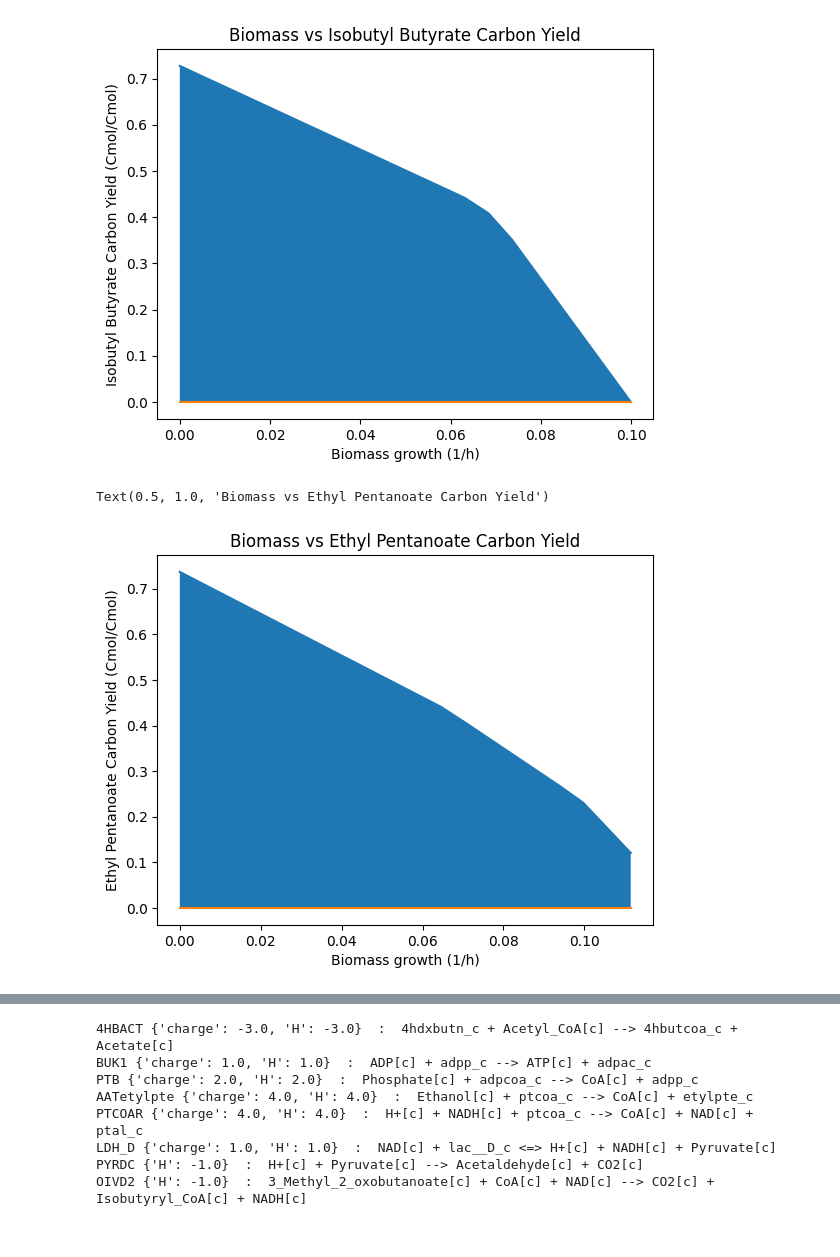
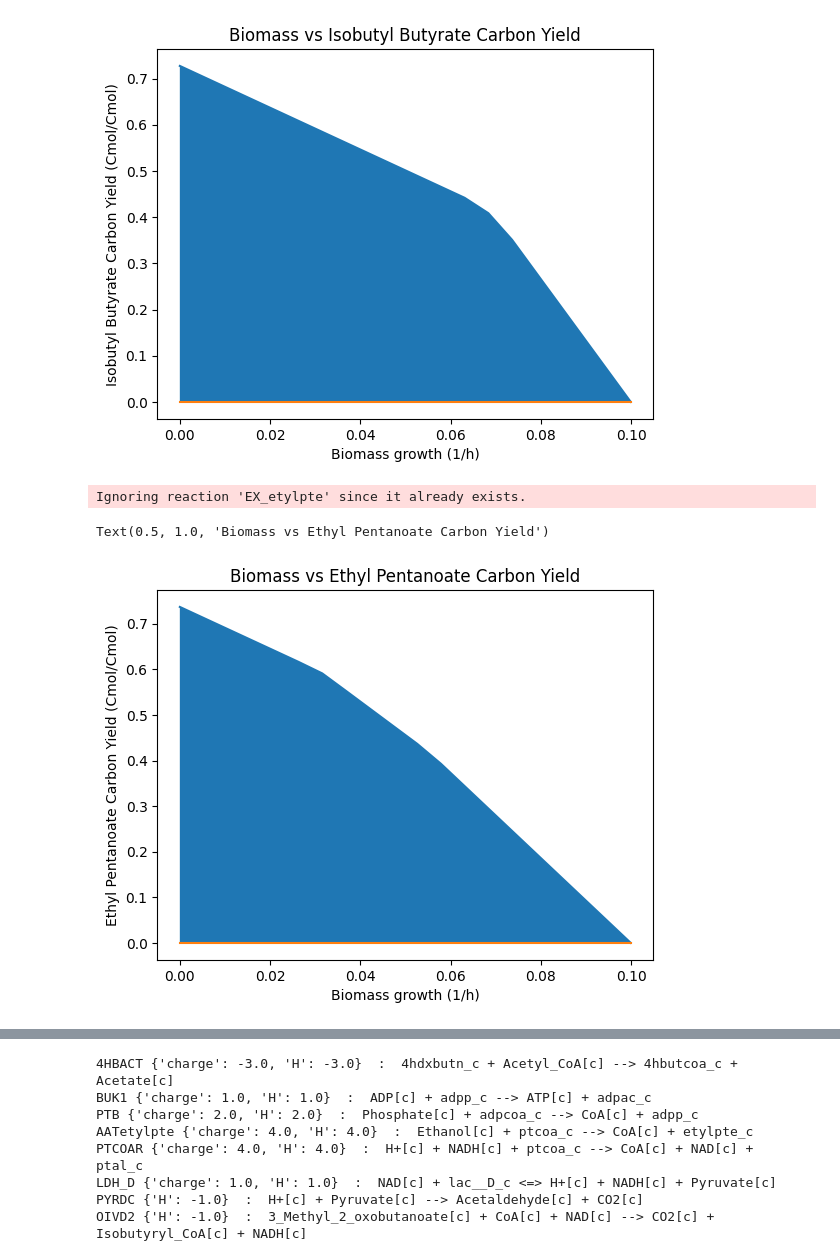
Before and after one commit to matthewkchung/iBag, a Jupyter notebook: test.ipynb, the cells around one changed output, grey strips where cells are left out. Drawn from its saved outputs; the diff is of its cells as text; code cells hidden in the pictures.

```diff
--- a/test.ipynb
+++ b/test.ipynb
@@ -875,11 +875,13 @@ Text(0.5, 1.0, 'Biomass vs Ethyl Butyrate Carbon Yield')
 # ppylbte,Propyl butanoate,"['ASPTA', 'ASPK', 'ASAD', 'HSDy', 'HSK', 'THRS', 'THRD_L', 'OBDHc', 'ALDD3procoa', 'ALCD3ir', 'ACACT1r', 'HACD1', 'ECOAH1', 'ACOAD1', 'BTCOARx', 'AATppylbte']",ppylbte,ester,"['oaa', 'accoa']","('PMID', 25281839)",,C7H14O2,,,,,,,
 
 ex_ppylbte = Reaction('EX_ppylbte', lower_bound=0.0, upper_bound=1000.0)
-ex_ppylbte.add_metabolites({model.metabolites.get_by_id('ppylbte_c'): -1.0})
+ex_ppylbte.add_metabolites({model.metabolites.get_by_id('ppylbte[c]'): -1.0})
 model.add_reactions([ex_ppylbte])
 heterologous_rxns.add('EX_ppylbte')
 
-prod_env = carbon_yield_calcs(model, {'ASPTA', 'ASPK', 'ASAD', 'HSDy', 'HSK', 'THRS', 'THRD_L', 'OBDHc', 'ALDD3procoa', 'ALCD3ir', 'ACACT1r', 'HACD1', 'ECOAH1', 'ACOAD1', 'BTCOARx', 'AATppylbte', 'EX_ppylbte'}, model.reactions.get_by_id('EX_ppylbte'), heterologous_rxns)
+prod_module = {'ASPTA', 'ASPK', 'ASAD', 'HSDy', 'HSK', 'THRS', 'THRD_L', 'OBDHc', 'ALDD3procoa', 'ALCD3ir', 'ACACT1r', 'HACD1', 'ECOAH1', 'ACOAD1', 'BTCOARx', 'AATppylbte', 'EX_ppylbte'}
+
+prod_env = carbon_yield_calcs(model, prod_module.intersection(heterologous_rxns), model.reactions.get_by_id('EX_ppylbte'), heterologous_rxns)
 
 plt.fill_between(prod_env['EXBiomass'], prod_env['carbon_yield_minimum'], prod_env['carbon_yield_maximum'])
 plt.plot(prod_env['EXBiomass'], prod_env['carbon_yield_maximum'])
@@ -916,11 +919,13 @@ KeyError: 'btylbte_c'
 # ibutylbte,Isobutyl butanoate,"['ACLS', 'KARA1', 'DHAD1', 'OIVD2', 'IBUTCOA', 'ALCD23xi', 'ACACT1r', 'HACD1', 'ECOAH1', 'ACOAD1', 'BTCOARx', 'AATibutylbte']",ibutylbte,ester,"['pyr', 'accoa']","('PMID', 25281839)",,C8H16O2,,,,,,,
 
 ex_ibutylbte = Reaction('EX_ibutylbte', lower_bound=0.0, upper_bound=1000.0)
-ex_ibutylbte.add_metabolites({model.metabolites.get_by_id('ibutylbte_c'): -1.0})
+ex_ibutylbte.add_metabolites({model.metabolites.get_by_id('ibutylbte[c]'): -1.0})
 model.add_reactions([ex_ibutylbte])
 heterologous_rxns.add('EX_ibutylbte')
 
-prod_env = carbon_yield_calcs(model, {'ACLS', 'KARA1', 'DHAD1', 'OIVD2', 'IBUTCOA', 'ALCD23xi', 'ACACT1r', 'HACD1', 'ECOAH1', 'ACOAD1', 'BTCOARx', 'AATibutylbte', 'EX_ibutylbte'}, model.reactions.get_by_id('EX_ibutylbte'), heterologous_rxns)
+prod_module = {'ACLS', 'KARA1', 'DHAD1', 'OIVD2', 'IBUTCOA', 'ALCD23xi', 'ACACT1r', 'HACD1', 'ECOAH1', 'ACOAD1', 'BTCOARx', 'AATibutylbte', 'EX_ibutylbte'}
+
+prod_env = carbon_yield_calcs(model, prod_module.intersection(heterologous_rxns), model.reactions.get_by_id('EX_ibutylbte'), heterologous_rxns)
 
 plt.fill_between(prod_env['EXBiomass'], prod_env['carbon_yield_minimum'], prod_env['carbon_yield_maximum'])
 plt.plot(prod_env['EXBiomass'], prod_env['carbon_yield_maximum'])
@@ -935,23 +940,26 @@ Text(0.5, 1.0, 'Biomass vs Isobutyl Butyrate Carbon Yield')
 # %%
 # etylpte,Ethyl pentanoate,"['ASPTA', 'ASPK', 'ASAD', 'HSDy', 'HSK', 'THRS', 'THRD_L', 'OBDHc', 'VCACT', 'HVCD', 'VECOAH', 'VCOAD2', 'ACALD', 'PYRDC', 'AATetylpte']",etylpte,ester,"['oaa', 'pyr']","('PMC', 'PMC5678828')",In the referenced study pentanoate is provided externally and converted intracellularly to pentanoyl-coa. Here we use the pentanol pathway to obtain pentanoyl-coa,C7H14O2,,,,,,,
 
 ex_etylpte = Reaction('EX_etylpte', lower_bound=0.0, upper_bound=1000.0)
-ex_etylpte.add_metabolites({model.metabolites.get_by_id('etylpte_c'): -1.0})
+ex_etylpte.add_metabolites({model.metabolites.get_by_id('etylpte[c]'): -1.0})
 model.add_reactions([ex_etylpte])
 heterologous_rxns.add('EX_etylpte')
 
-prod_env = carbon_yield_calcs(model, {'ASPTA', 'ASPK', 'ASAD', 'HSDy', 'HSK', 'THRS', 'THRD_L', 'OBDHc', 'VCACT', 'HVCD', 'VECOAH', 'VCOAD2', 'ACALD', 'PYRDC', 'AATetylpte', 'EX_etylpte'}, model.reactions.get_by_id('EX_etylpte'), heterologous_rxns)
+prod_module = {'ASPTA', 'ASPK', 'ASAD', 'HSDy', 'HSK', 'THRS', 'THRD_L', 'OBDHc', 'VCACT', 'HVCD', 'VECOAH', 'VCOAD2', 'ACALD', 'PYRDC', 'AATetylpte', 'EX_etylpte'}
+
+prod_env = carbon_yield_calcs(model, prod_module.intersection(heterologous_rxns) , model.reactions.get_by_id('EX_etylpte'), heterologous_rxns)
 
 plt.fill_between(prod_env['EXBiomass'], prod_env['carbon_yield_minimum'], prod_env['carbon_yield_maximum'])
 plt.plot(prod_env['EXBiomass'], prod_env['carbon_yield_maximum'])
 plt.plot(prod_env['EXBiomass'], prod_env['carbon_yield_minimum'])
 
 plt.xlabel("Biomass growth (1/h)")
 plt.ylabel("Ethyl Pentanoate Carbon Yield (Cmol/Cmol)")
 plt.title("Biomass vs Ethyl Pentanoate Carbon Yield")
 # %% [output]
-Text(0.5, 1.0, 'Biomass vs Ethyl Pentanoate Carbon Yield')
+Ignoring reaction 'EX_etylpte' since it already exists.
+Text(0.5, 1.0, 'Biomass vs Ethyl Pentanoate Carbon Yield')
-[figure, old version]
+[figure, new version]
 # %%
 # ibutylpte,Isobutyl pentanoate,"['ASPTA', 'ASPK', 'ASAD', 'HSDy', 'HSK', 'THRS', 'THRD_L', 'OBDHc', 'VCACT', 'HVCD', 'VECOAH', 'VCOAD2', 'ACLS', 'KARA1', 'DHAD1', 'OIVD2', 'IBUTCOA', 'ALCD23xi', 'AATibutylpte']",ibutylpte,ester,"['oaa', 'pyr']","('PMC', 'PMC5678828')",In the referenced study pentanoate is provided externally and converted intracellularly to pentanoyl-coa. Here we use the pentanol pathway to obtain pentanoyl-coa,C9H18O2,,,,,,,
 
```
Also changed, not shown: parts of 4 cells of this notebook, 2 other files.
